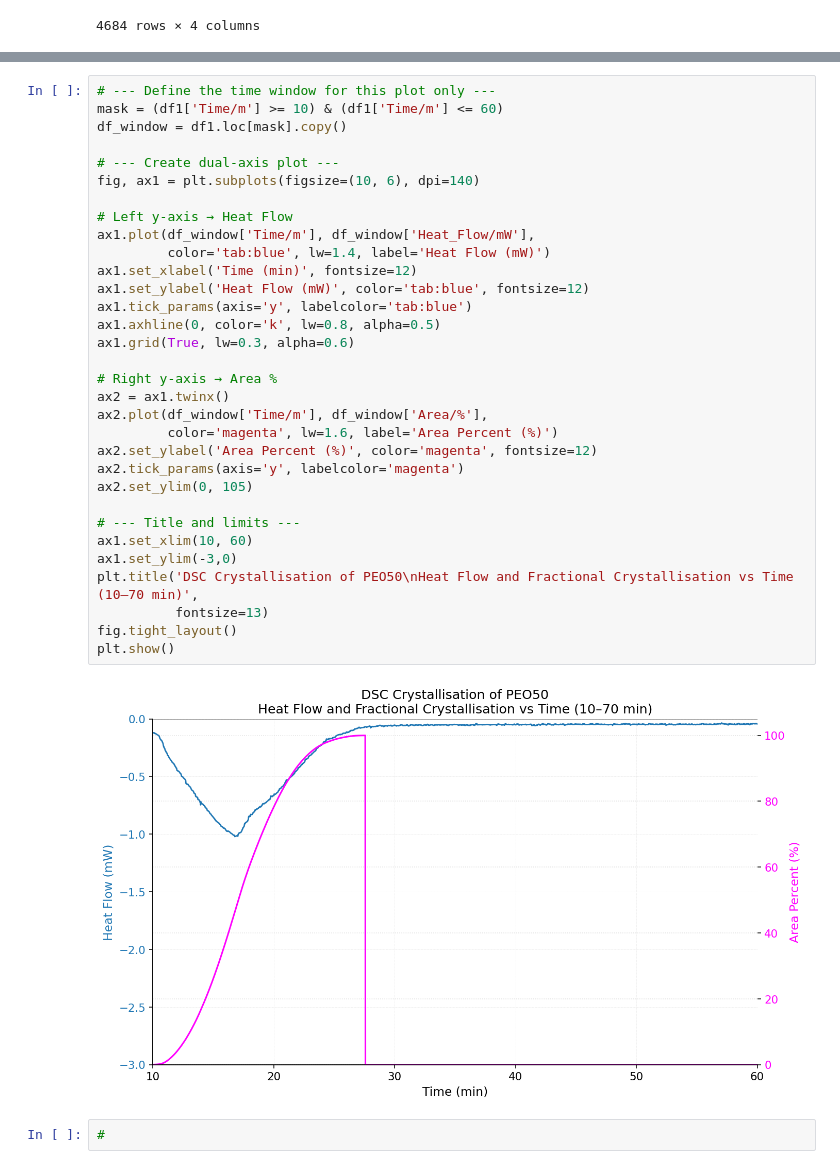
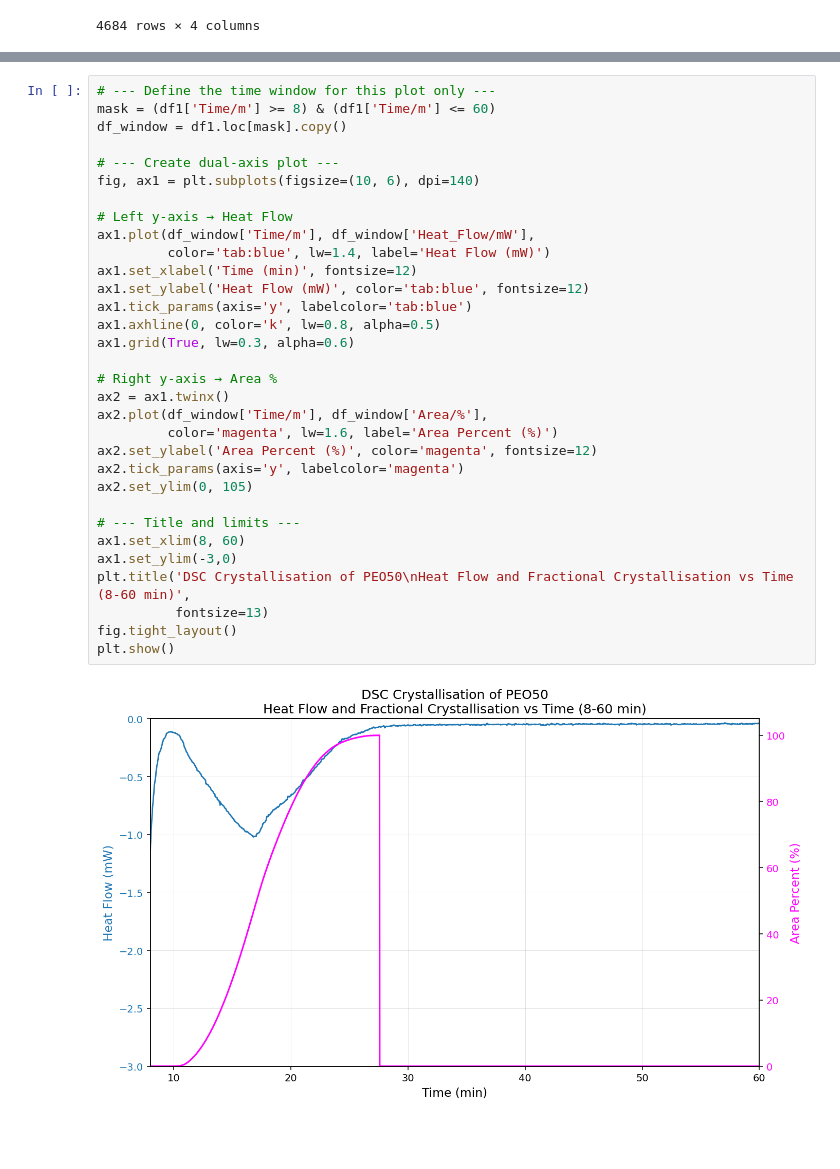
Before and after one commit to Thomas-J-Fish/II_Materials, a Jupyter notebook: P3_Polymer_Crystallisation/PEO50_analysis.ipynb, the cells around one changed output, grey strips where cells are left out. Drawn from its saved outputs; the diff is of its cells as text; blank space fills up the shorter version.

```diff
--- a/P3_Polymer_Crystallisation/PEO50_analysis.ipynb
+++ b/P3_Polymer_Crystallisation/PEO50_analysis.ipynb
@@ -207,36 +191,34 @@ plt.show()
 # %%
 # --- Define the time window for this plot only ---
-mask = (df1['Time/m'] >= 10) & (df1['Time/m'] <= 60)
+mask = (df1['Time/m'] >= 8) & (df1['Time/m'] <= 60)
 df_window = df1.loc[mask].copy()
 
 # --- Create dual-axis plot ---
 fig, ax1 = plt.subplots(figsize=(10, 6), dpi=140)
 
 # Left y-axis → Heat Flow
 ax1.plot(df_window['Time/m'], df_window['Heat_Flow/mW'],
          color='tab:blue', lw=1.4, label='Heat Flow (mW)')
 ax1.set_xlabel('Time (min)', fontsize=12)
 ax1.set_ylabel('Heat Flow (mW)', color='tab:blue', fontsize=12)
 ax1.tick_params(axis='y', labelcolor='tab:blue')
 ax1.axhline(0, color='k', lw=0.8, alpha=0.5)
 ax1.grid(True, lw=0.3, alpha=0.6)
 
 # Right y-axis → Area %
 ax2 = ax1.twinx()
 ax2.plot(df_window['Time/m'], df_window['Area/%'],
          color='magenta', lw=1.6, label='Area Percent (%)')
 ax2.set_ylabel('Area Percent (%)', color='magenta', fontsize=12)
 ax2.tick_params(axis='y', labelcolor='magenta')
 ax2.set_ylim(0, 105)
 
 # --- Title and limits ---
-ax1.set_xlim(10, 60)
+ax1.set_xlim(8, 60)
 ax1.set_ylim(-3,0)
-plt.title('DSC Crystallisation of PEO50\nHeat Flow and Fractional Crystallisation vs Time (10–70 min)',
+plt.title('DSC Crystallisation of PEO50\nHeat Flow and Fractional Crystallisation vs Time (8-60 min)',
           fontsize=13)
 fig.tight_layout()
 plt.show()
 # %% [output]
-[figure, old version]
+[figure, new version]
-# %%
-#
```
Also changed, not shown: parts of 6 cells of this notebook, 7 other files.
